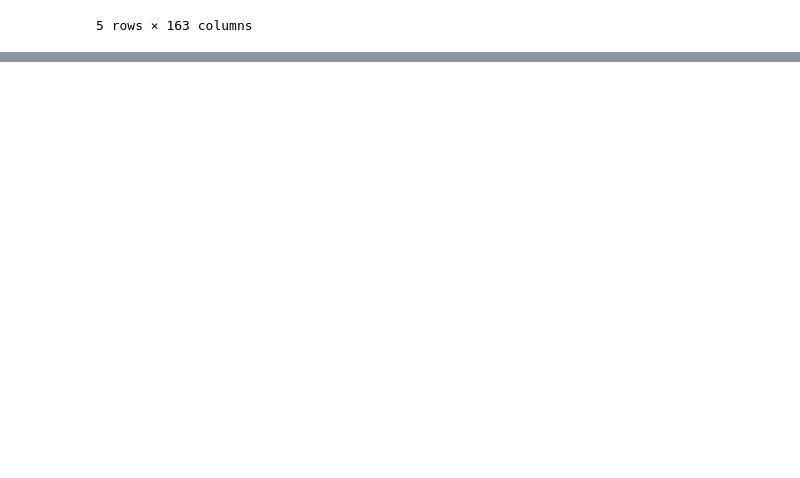
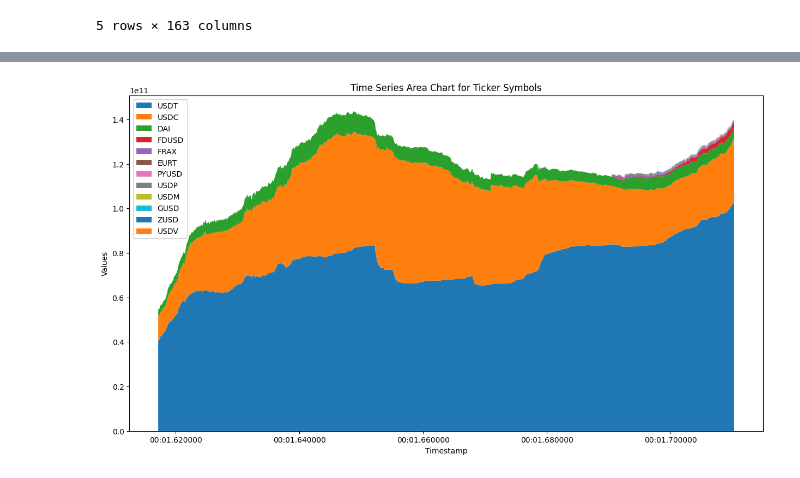
Before and after one commit to PaulApivat/python, a Jupyter notebook: defi/stablecoins/exploratory.ipynb, the cells around one changed output, grey strips where cells are left out. Cells and saved outputs as stored; diff of their text form; code cells hidden in the pictures; blank space fills up the shorter version.

```diff
--- a/defi/stablecoins/exploratory.ipynb
+++ b/defi/stablecoins/exploratory.ipynb
@@ -64,0 +76,8 @@ rwa_df.head()
+# %%
+rwa_df.columns
+
+rwa_df_select = rwa_df[['name', 'ticker', 'market_cap', 'tbills_amount_est', 'tbill_pct', 'underlying_assets_tbills']]
+
+filtered_rwa_df = rwa_df_select[rwa_df_select['tbills_amount_est'].notna()]
+
+filtered_rwa_df
@@ -113,0 +240,15 @@ rwa_df.head()
+# %%
+# First, get the list of ticker columns that exist in defillama_df
+# valid_tickers = filtered_rwa_df['ticker'].unique()
+# valid_tickers = [ticker for ticker in valid_tickers if ticker in defillama_df.columns]
+
+# Now, create the subset with the valid tickers and 'Timestamp' and 'Date' columns
+# subset_defillama_df = defillama_df.loc[:, ['Timestamp', 'Date'] + valid_tickers]
+
+subset_defillama_df = (
+    defillama_df
+    .loc[:, ['Timestamp', 'Date'] +
+         [ticker for ticker in filtered_rwa_df['ticker'].unique() if ticker in defillama_df.columns]]
+)
+
+subset_defillama_df
@@ -113,0 +269,22 @@ rwa_df.head()
+# %%
+import matplotlib.pyplot as plt
+
+# Ensure 'Timestamp' is a datetime type for proper plotting
+subset_defillama_df['Timestamp'] = pd.to_datetime(subset_defillama_df['Timestamp'])
+
+# Set 'Timestamp' as the index if it's not already
+subset_defillama_df.set_index('Timestamp', inplace=True)
+
+# Plotting
+plt.figure(figsize=(15, 8))
+# Here, subset_defillama_df.columns should only contain the ticker symbols
+plt.stackplot(subset_defillama_df.index,
+              [subset_defillama_df[ticker] for ticker in subset_defillama_df.columns if ticker != 'Date'],
+              labels=[ticker for ticker in subset_defillama_df.columns if ticker != 'Date'])
+plt.xlabel('Timestamp')
+plt.ylabel('Values')
+plt.title('Time Series Area Chart for Ticker Symbols')
+plt.legend(loc='upper left')
+plt.show()
+# %% [output]
+[figure, added]
```
Also changed, not shown: parts of 11 cells of this notebook, 1 other file.
